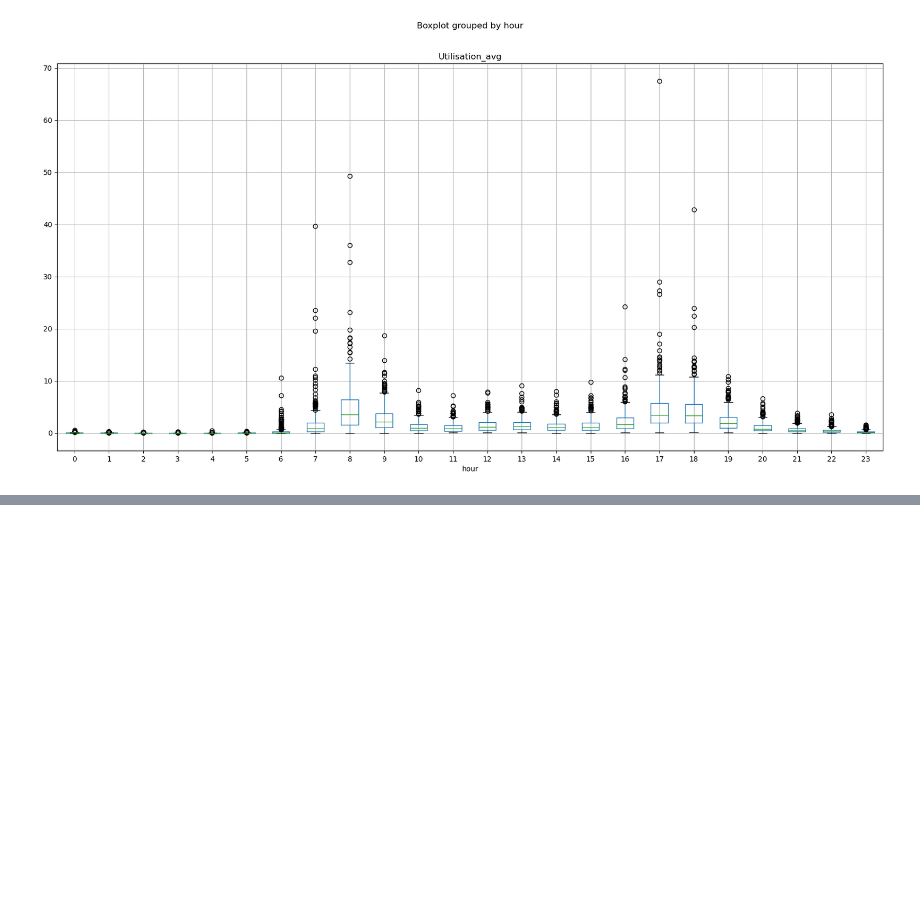
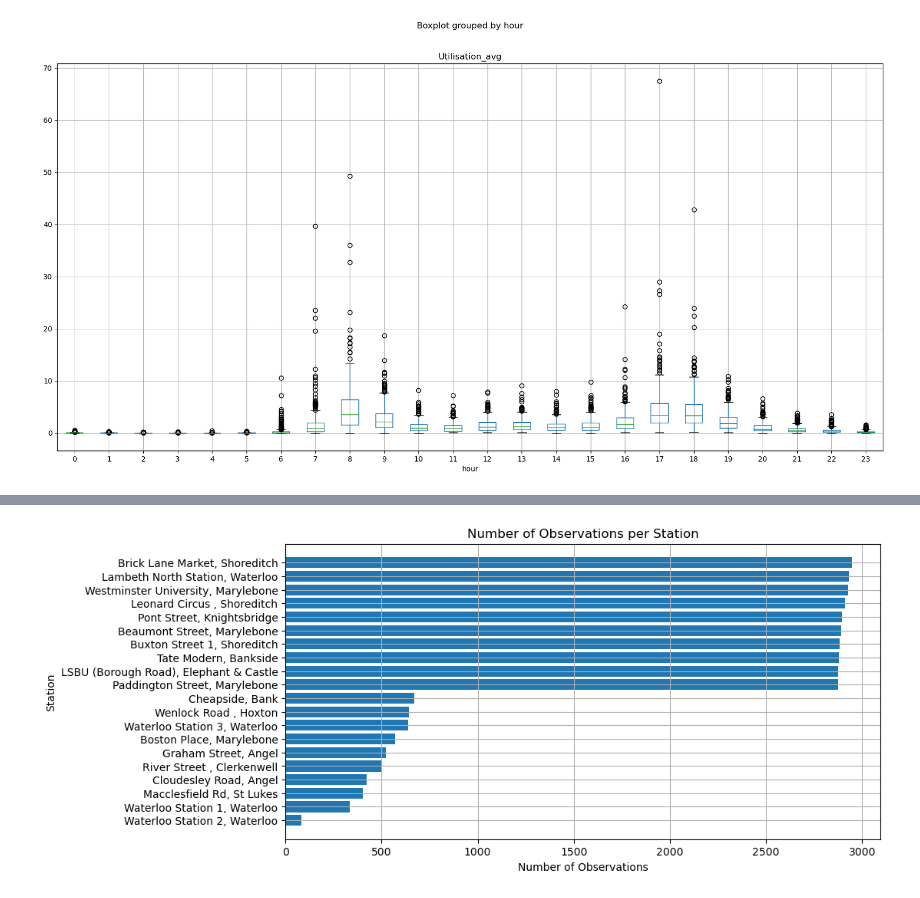
Before and after one commit to julxi-tech/London-Bike-Sharing-Network-Analysis, a Jupyter notebook: src/04_Data_Visualization.ipynb, the cells around one changed output, grey strips where cells are left out. Cells and saved outputs as stored; diff of their text form; code cells hidden in the pictures; blank space fills up the shorter version.

```diff
--- a/src/04_Data_Visualization.ipynb
+++ b/src/04_Data_Visualization.ipynb
@@ -106,0 +145,16 @@ plt.show()
+# %%
+n_observations_per_station = efficiency_data.groupby('station').agg({'fullness_based_on_x_observations': 'sum'})
+n_observations_per_station = n_observations_per_station.sort_values(by='fullness_based_on_x_observations', ascending=True)
+# Select the 10 first and 10 last stations
+n_observations_per_station = pd.concat([n_observations_per_station.head(10), n_observations_per_station.tail(10)])
+
+# Plot the number of observations per station
+plt.figure(figsize=(10, 5))
+plt.barh(n_observations_per_station.index, n_observations_per_station['fullness_based_on_x_observations'])
+plt.title('Number of Observations per Station')
+plt.xlabel('Number of Observations')
+plt.ylabel('Station')
+plt.grid(True)
+plt.show()
+# %% [output]
+[figure, added]
```
Also changed, not shown: parts of 4 cells of this notebook, 20 other files.
